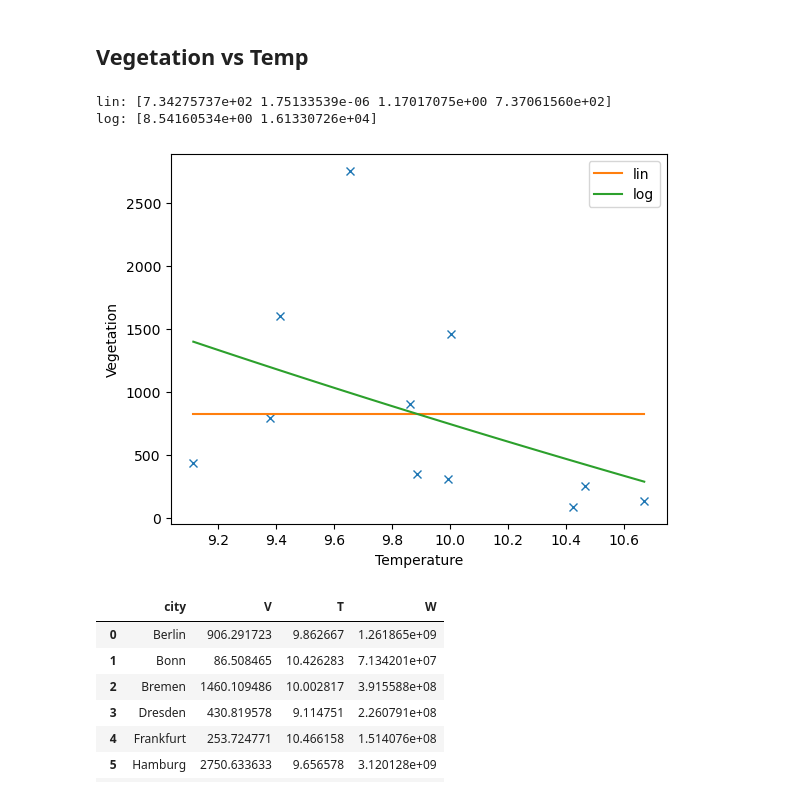
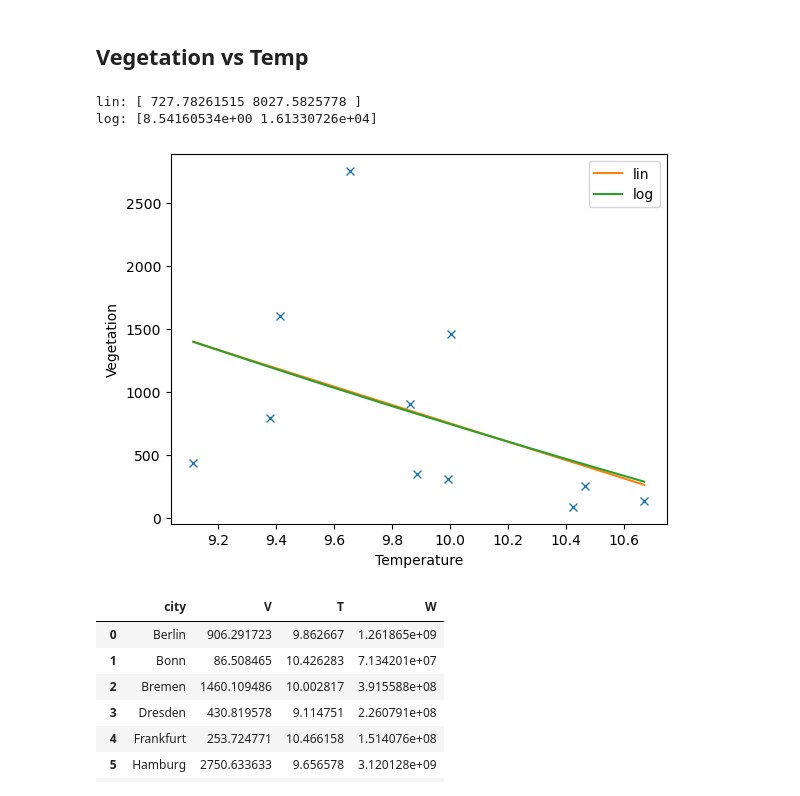
Before and after one commit to Max10-afk/comp_ecology, a Jupyter notebook: scripts/plotting.ipynb, the cells around one changed output. Cells and saved outputs as stored; diff of their text form; code cells hidden in the pictures.

```diff
--- a/scripts/plotting.ipynb
+++ b/scripts/plotting.ipynb
@@ -103,33 +103,33 @@ print(popt)
 # %%
 # Function candidates
 def dV_lin(T, s, p):
     V = data["V"].mean()
-    return V + p - s*T
+    return p - s*T
 
 def dV_log(T, s, p):
     V = data["V"].mean()
     return V + p - s * np.log(T) * V
 
 # Perform the curve fitting
 popt_lin, pcov_lin = curve_fit(dV_lin, data["T"], data["V"])
 popt_log, pcov_log = curve_fit(dV_log, data["T"], data["V"])
 
 x_fit = np.linspace(min(data["T"]), max(data["T"]), 100)
 y_fit_lin = dV_lin(x_fit, *popt_lin)
 y_fit_log = dV_log(x_fit, *popt_log)
 
 plt.plot(data["T"],data["V"],"x")
 plt.plot(x_fit,y_fit_lin, label="lin")
 plt.plot(x_fit,y_fit_log, label="log")
 plt.xlabel("Temperature")
 plt.ylabel("Vegetation")
 plt.legend(loc="best")
 print("lin:",popt_lin)
 print("log:",popt_log)
 # %% [output]
-lin: [7.34275737e+02 1.75133539e-06 1.17017075e+00 7.37061560e+02]
+lin: [ 727.78261515 8027.5825778 ]
 log: [8.54160534e+00 1.61330726e+04]
-[figure, old version]
+[figure, new version]
 # %%
 data
 # %% [output]
```
Also changed, not shown: parts of 2 cells of this notebook, 2 other files.
